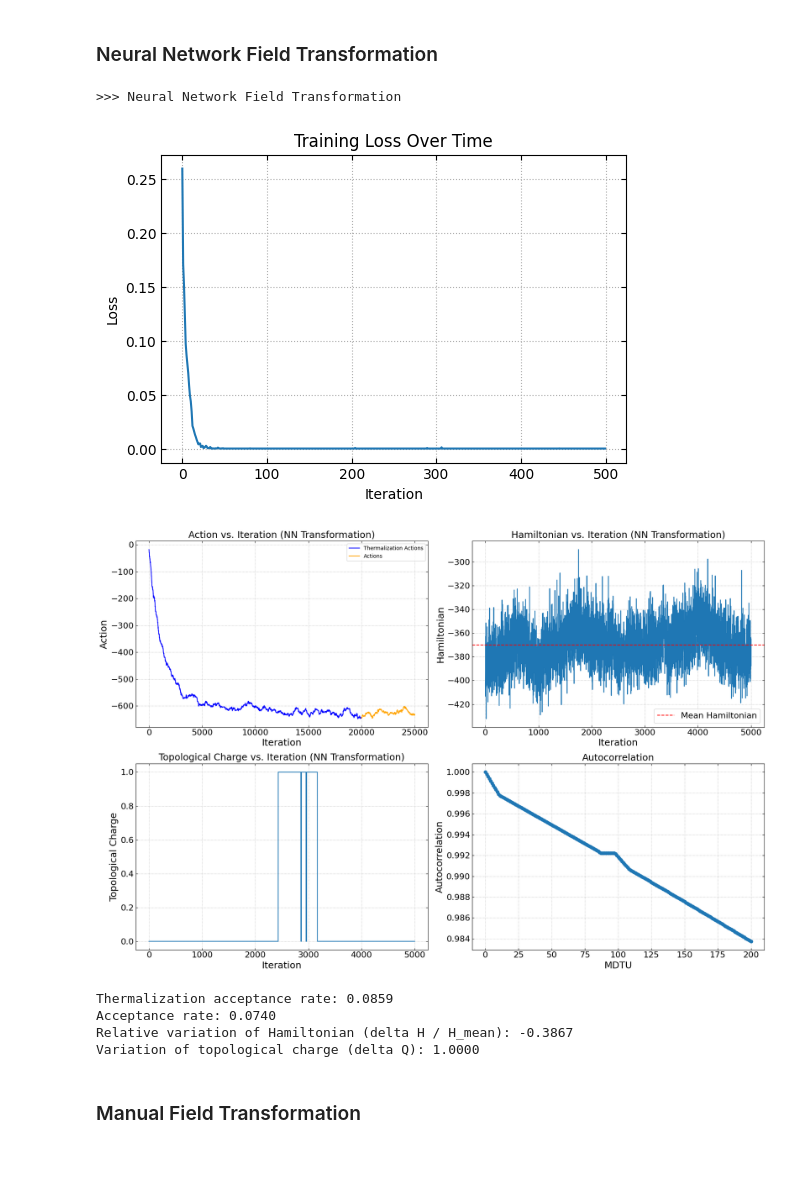
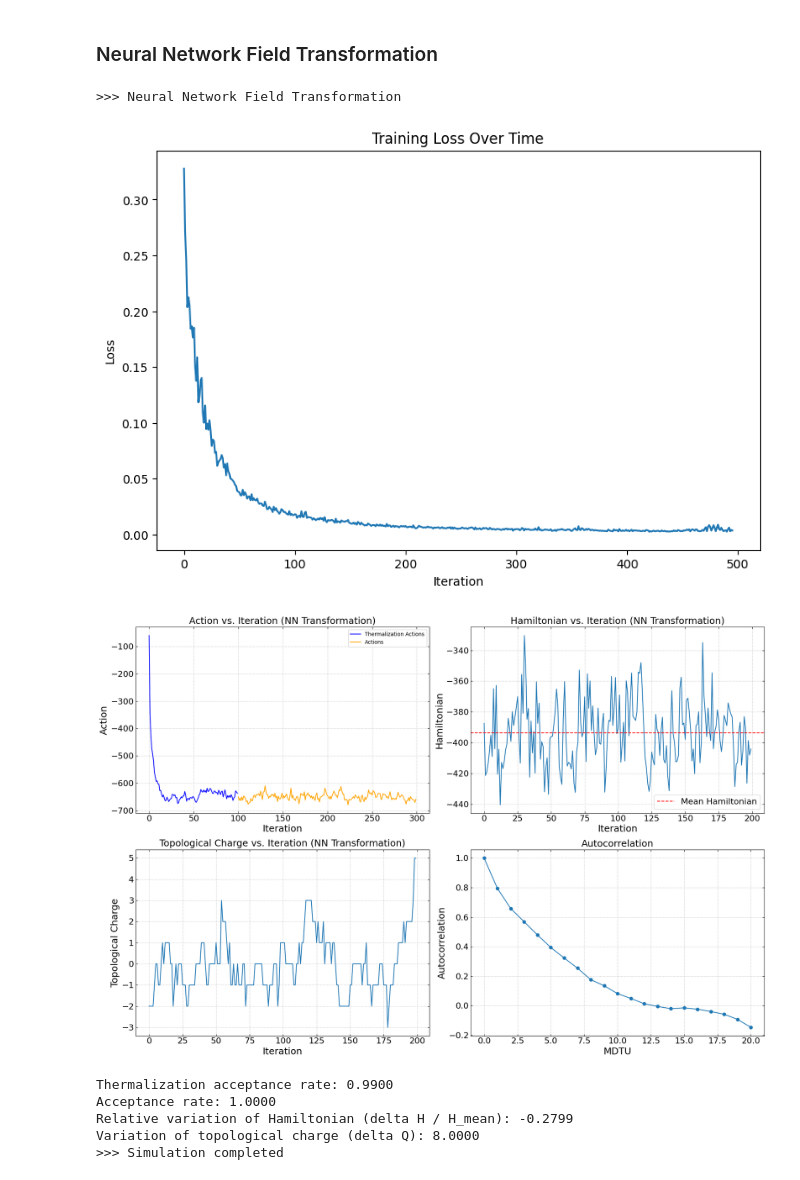
Before and after one commit to Greyyy-HJC/hmc_ft, a Jupyter notebook: 2d_u1/main.ipynb, the cells around one changed output. Saved outputs shown, nothing was run; the diff lists cells and outputs as text; code cells hidden in the pictures.

```diff
--- a/2d_u1/main.ipynb
+++ b/2d_u1/main.ipynb
@@ -15,12 +14,13 @@ If the energy conservation is not good, try to reduce the step size.
 lattice_size = 16
 volume = lattice_size ** 2
 beta = 3
-n_thermalization_steps = 20000
-n_steps = 10
-step_size = 0.005
-n_iterations = 5000
+n_thermalization_steps = 100
+n_steps = 100
+step_size = 0.01
+n_iterations = 200
 
-hmc = HMC_U1(lattice_size, beta, n_thermalization_steps, n_steps, step_size)
+# Initialize device
+device = torch.device('cuda' if torch.cuda.is_available() else 'cpu')
 # %% [markdown]
 ### No Field Transformation
 # %%
@@ -64,47 +85,54 @@ Variation of topological charge (delta Q): 1.0000
 # %%
 print(">>> Neural Network Field Transformation")
 
 # Train the neural network force
-nn_transformation = NNFieldTransformation(lattice_size, model_type='CNN')
-nn_transformation.train(hmc, n_iterations=500)
+nn_transformation = NNFieldTransformation(lattice_size, model_type='CNN', device=device)
+nn_transformation.train(beta, n_iterations=500)
 
-# Thermalize the system
-theta_thermalized, thermalization_actions, thermalization_acceptance_rate = hmc.thermalize(field_transformation=nn_transformation)
+# Initialize HMC
+hmc = HMC_U1(lattice_size, beta, n_thermalization_steps, n_steps, step_size, field_transformation=nn_transformation, device=device)
 
-# check boundary elements are matched
-assert np.all(np.roll(theta_thermalized[1], shift=-1, axis=0)[-1, :] == theta_thermalized[1][0, :])
-assert np.all(np.roll(theta_thermalized[0], shift=-1, axis=1)[:, -1] == theta_thermalized[0][:, 0])
+# Thermalize the system with field transformation
+theta_thermalized, thermalization_actions, thermalization_acceptance_rate = hmc.thermalize()
 
-# Run HMC without field transformation
-final_config, actions, acceptance_rate, topological_charges, hamiltonians = hmc.run(n_iterations, theta_thermalized, field_transformation=nn_transformation)
+# Run HMC without field transformation (using thermalized configuration)
+final_config, actions, acceptance_rate, topological_charges, hamiltonians = hmc.run(n_iterations, theta_thermalized)
+
+# Convert to numpy arrays
+thermalization_actions = thermalization_actions.cpu().numpy()
+actions = actions.cpu().numpy()
+hamiltonians = hamiltonians.cpu().numpy()
+final_config = final_config.cpu().numpy()
+topological_charges = topological_charges.cpu().numpy()
 
 # Compute autocorrelation of the topological charge
-max_lag = 200
-autocorrelations = compute_autocorrelation(topological_charges, max_lag, beta, volume)
+max_lag = 20
+autocorrelations = compute_autocorrelation_by_def(topological_charges, max_lag)
 
 # Plot results
 plot_results(thermalization_actions, actions, topological_charges, hamiltonians, autocorrelations, title_suffix="(NN Transformation)")
 
 # Print the acceptance rate
 print(f"Thermalization acceptance rate: {thermalization_acceptance_rate:.4f}")
 print(f"Acceptance rate: {acceptance_rate:.4f}")
 
 # Calculate and print the variation of Hamiltonian (delta H) relative to mean H
 delta_H = np.max(hamiltonians) - np.min(hamiltonians)
 H_mean = np.mean(hamiltonians)
 relative_delta_H = delta_H / H_mean
 print(f"Relative variation of Hamiltonian (delta H / H_mean): {relative_delta_H:.4f}")
 
 # Calculate and print the variation of topological charge (delta Q)
 delta_Q = np.max(topological_charges) - np.min(topological_charges)
 print(f"Variation of topological charge (delta Q): {delta_Q:.4f}")
+
+print(">>> Simulation completed")
 # %% [output]
 >>> Neural Network Field Transformation
-[figure, old version]
+[figure, new version]
-[figure, old version]
+[figure, new version]
-Thermalization acceptance rate: 0.0859
-Acceptance rate: 0.0740
-Relative variation of Hamiltonian (delta H / H_mean): -0.3867
-Variation of topological charge (delta Q): 1.0000
+Thermalization acceptance rate: 0.9900
+Acceptance rate: 1.0000
+Relative variation of Hamiltonian (delta H / H_mean): -0.2799
+Variation of topological charge (delta Q): 8.0000
+>>> Simulation completed
-# %% [markdown]
-### Manual Field Transformation
```
Also changed, not shown: parts of 3 cells of this notebook, 8 other files.
